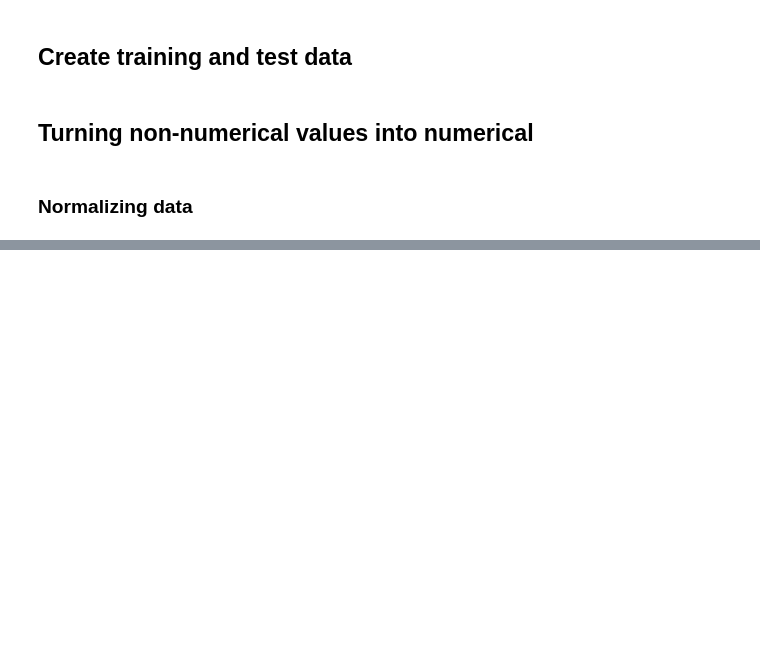
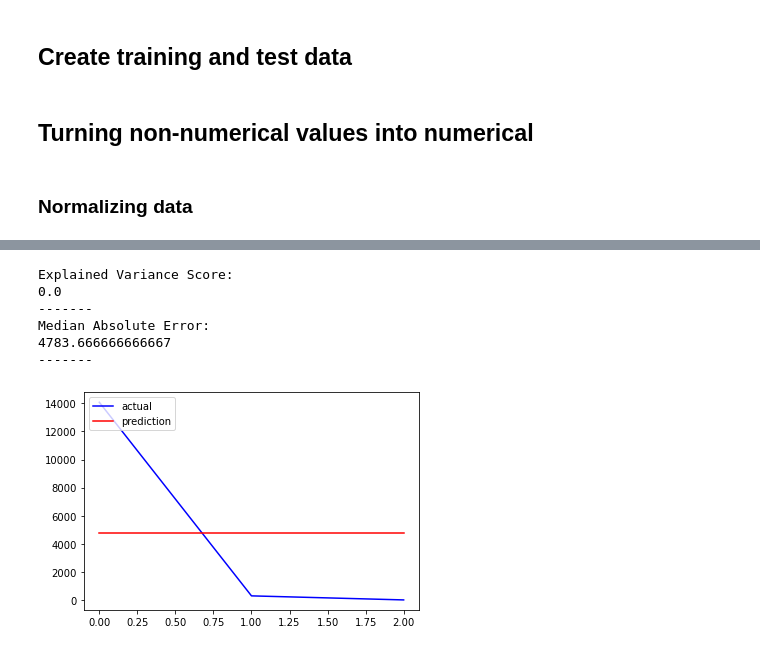
Before and after one commit to beatrizfrocha/SA2021, a Jupyter notebook: TP2/Incidents_prediction_model.ipynb, the cells around one changed output, grey strips where cells are left out. Cells and saved outputs as stored; diff of their text form; code cells hidden in the pictures; blank space fills up the shorter version.

```diff
--- a/TP2/Incidents_prediction_model.ipynb
+++ b/TP2/Incidents_prediction_model.ipynb
@@ -456,0 +368,10 @@ knn_classifier(d5)
+# %%
+knn1 = knn_regressor(d1)
+# %% [output]
+Explained Variance Score:
+0.0
+-------
+Median Absolute Error:
+4783.666666666667
+-------
+[figure, added]
```
Also changed, not shown: parts of 26 cells of this notebook.
